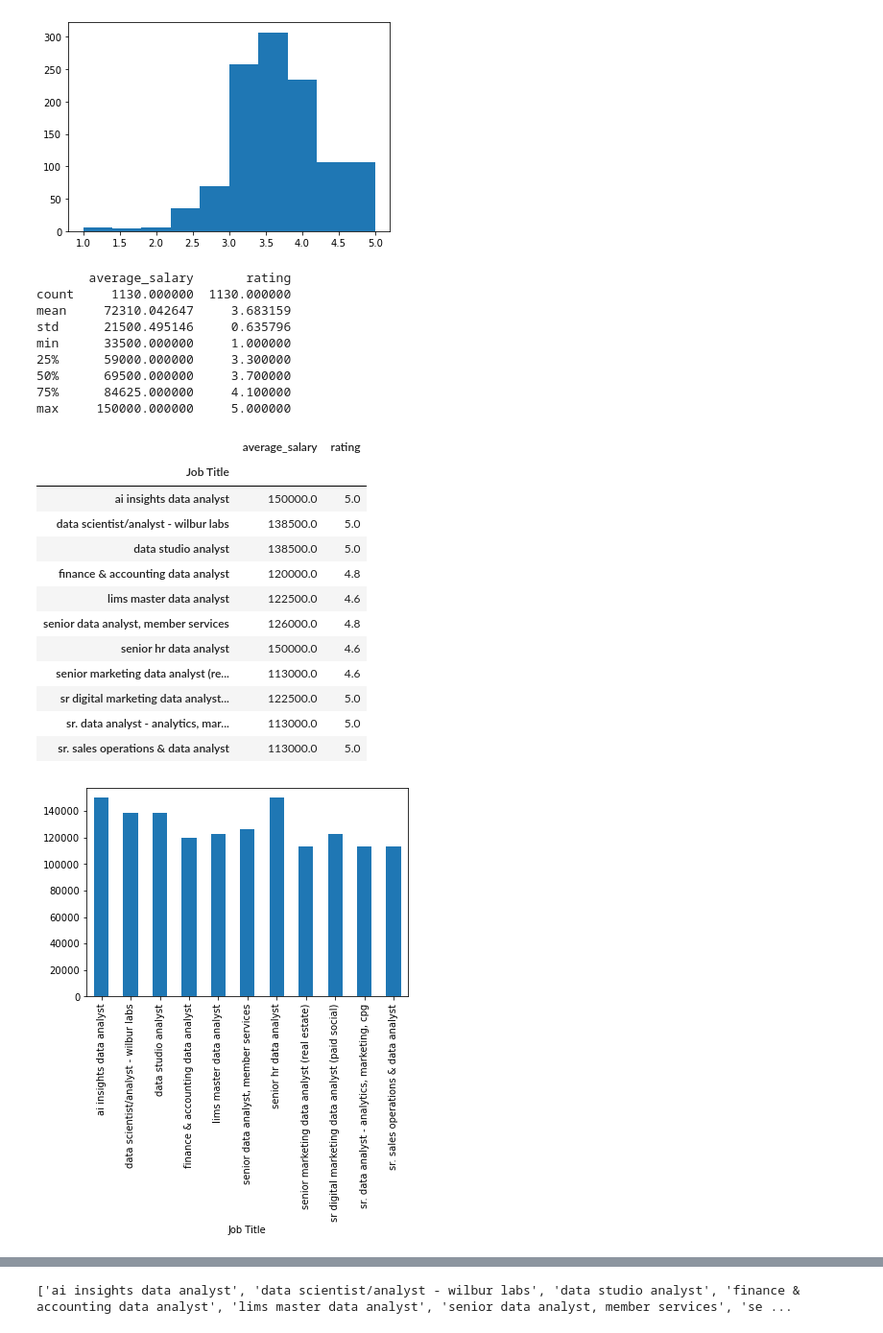
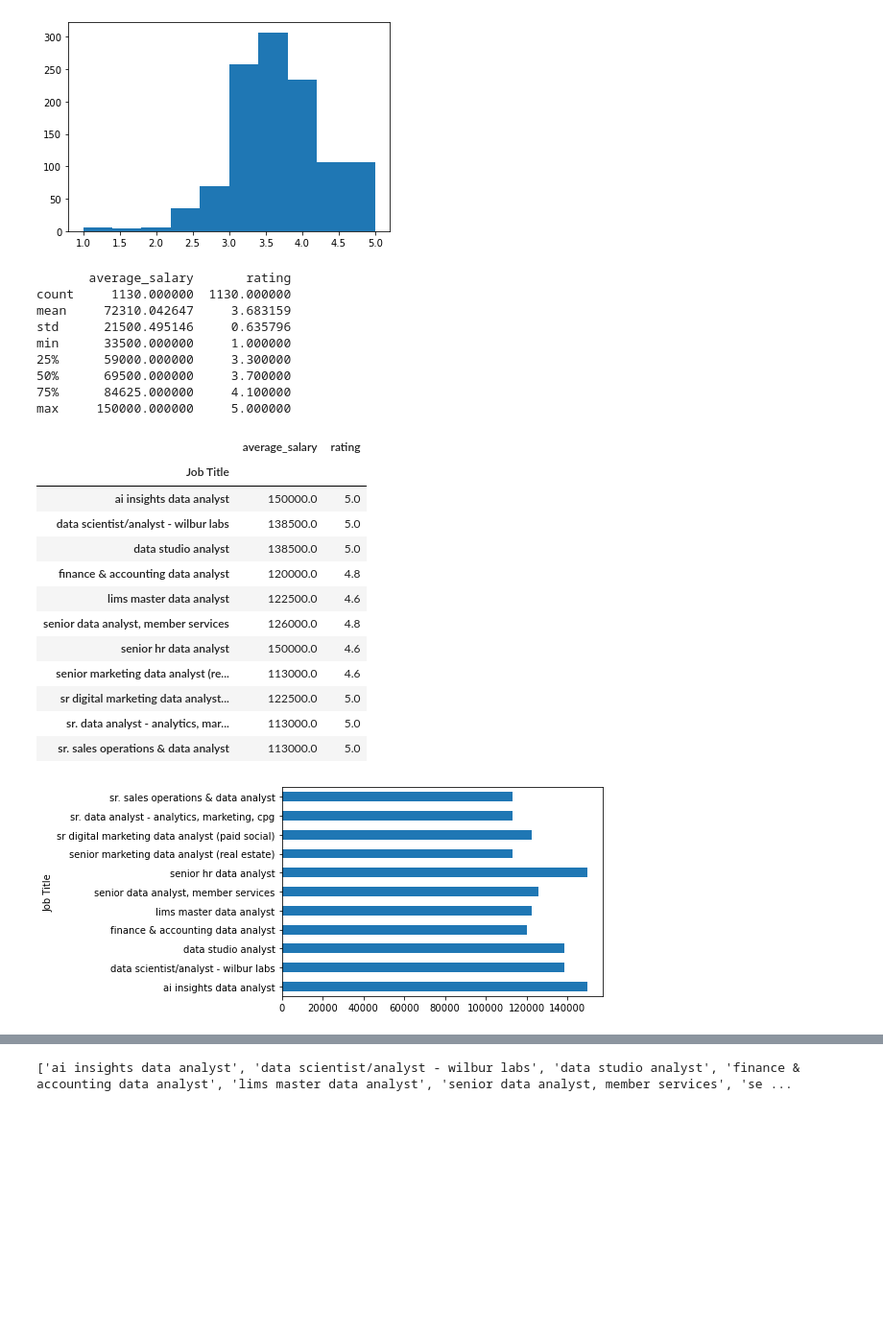
Before and after one commit to shuini888/AQI_Data_analysis, a Jupyter notebook: project_Data_analysis.ipynb, the cells around one changed output, grey strips where cells are left out. Shown at 96% size. Cells and saved outputs as stored; diff of their text form; code cells hidden in the pictures; blank space fills up the shorter version.

```diff
--- a/project_Data_analysis.ipynb
+++ b/project_Data_analysis.ipynb
@@ -447,33 +447,33 @@ print(new_df.describe())
 # choose the best jobs with average_salary > 110000 and rating > 4.5
 result = new_df[(new_df['average_salary'] >= 110000) & (new_df['rating'] > 4.5)]
 display(result)
-result['average_salary'].plot.bar()
+result['average_salary'].plot.barh()
 plt.savefig('./average_salary.png')
 plt.show()
-result['rating'].plot.bar()
+result['rating'].plot.barh()
 plt.savefig('./rating.png')
 plt.show()
 # %% [output]
        average_salary       rating
 count     1130.000000  1130.000000
 mean     72310.042647     3.683159
 std      21500.495146     0.635796
 min      33500.000000     1.000000
 25%      59000.000000     3.300000
 50%      69500.000000     3.700000
 75%      84625.000000     4.100000
 max     150000.000000     5.000000
 |  | average_salary | rating |
 | Job Title |  |  |
 | ai insights data analyst | 150000.0 | 5.0 |
 | data scientist/analyst - wilbur labs | 138500.0 | 5.0 |
 | data studio analyst | 138500.0 | 5.0 |
 | finance & accounting data analyst | 120000.0 | 4.8 |
 | lims master data analyst | 122500.0 | 4.6 |
 | senior data analyst, member services | 126000.0 | 4.8 |
 | senior hr data analyst | 150000.0 | 4.6 |
 | senior marketing data analyst (re... | 113000.0 | 4.6 |
 | sr digital marketing data analyst... | 122500.0 | 5.0 |
 | sr. data analyst - analytics, mar... | 113000.0 | 5.0 |
 | sr. sales operations & data analyst | 113000.0 | 5.0 |
-[figure, old version]
+[figure, new version]
```
Also changed, not shown: parts of 1 cell of this notebook, 4 other files.
